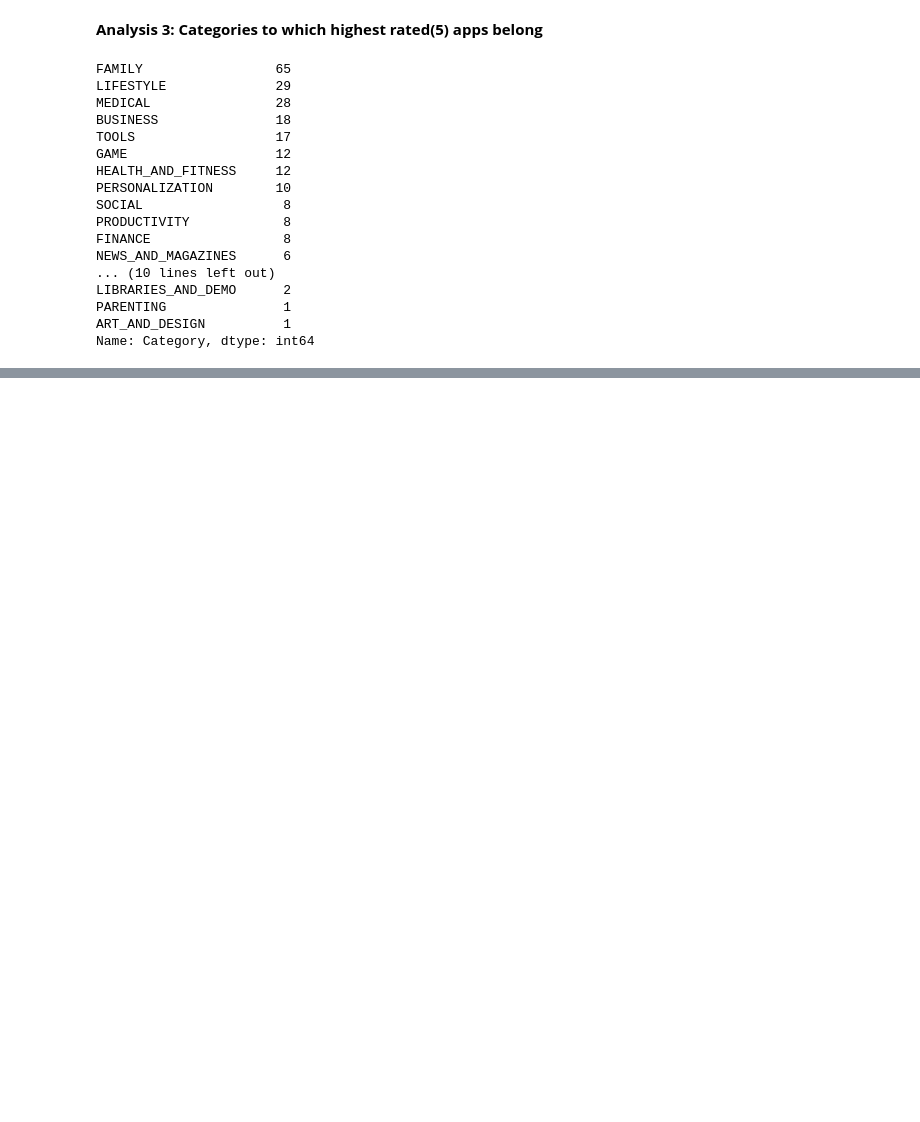
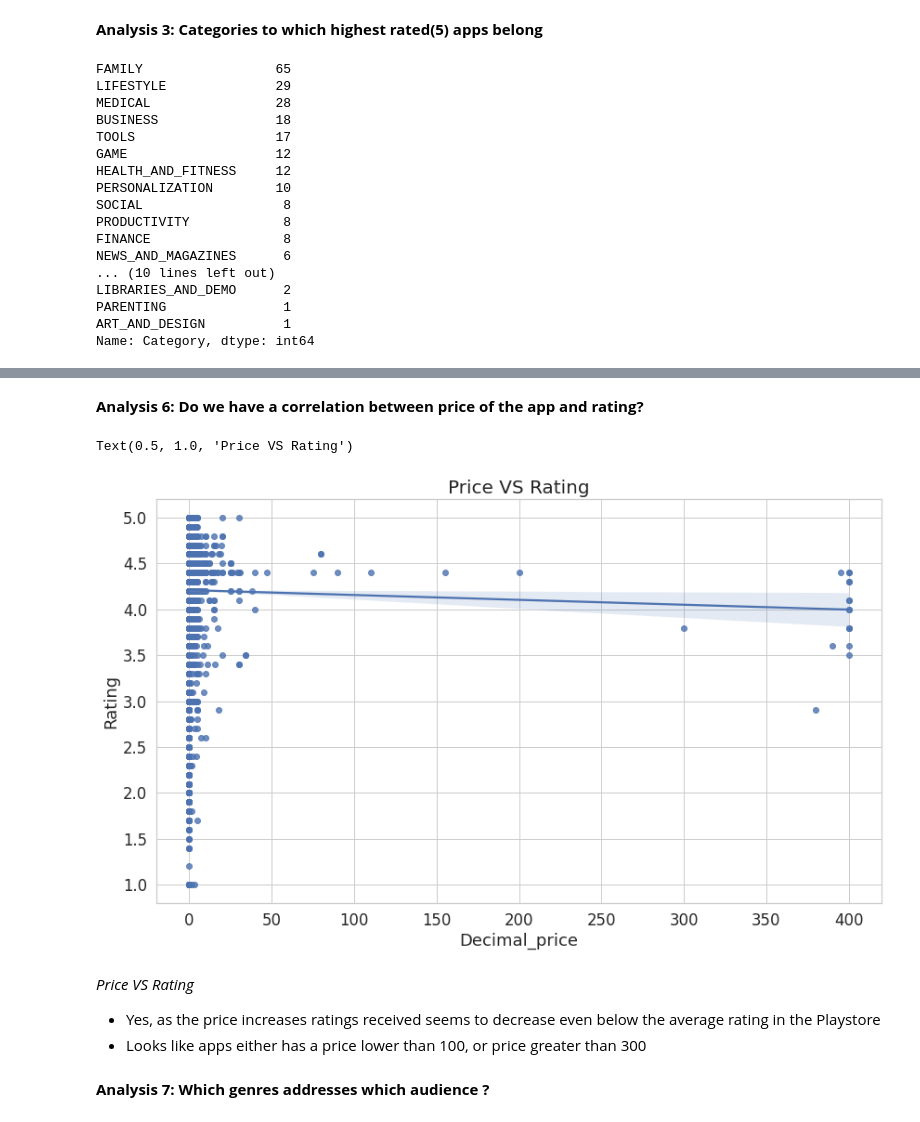
Before and after one commit to ankii7546/Play-Store-App-Review-Analysis, a Jupyter notebook: Capstone_Project_Play_Store_App_Review_Analysis_Individual.ipynb, the cells around one changed output, grey strips where cells are left out. Drawn from its saved outputs; the diff is of its cells as text; code cells hidden in the pictures; blank space fills up the shorter version.

```diff
--- a/Capstone_Project_Play_Store_App_Review_Analysis_Individual.ipynb
+++ b/Capstone_Project_Play_Store_App_Review_Analysis_Individual.ipynb
@@ -345,0 +387,27 @@ TypeError: ignored
+# %% [markdown]
+<b> Analysis 6: Do we have a correlation between price of the app and rating?
+# %%
+#we are going to plot multiple linear regressions to answer this question
+#linear regression looks for the correlation between continuous variables
+#price was string so change it to integer
+
+store_df['Decimal_price'] = store_df.Price.replace(to_replace = '\$', value='', regex=True)
+#add new column and remove special characters
+
+store_df.Decimal_price = store_df.Decimal_price.astype('float')
+#change to float
+
+fig, ax = plt.subplots(figsize=(14,8))
+sns.regplot(x="Decimal_price", y="Rating", data=store_df)
+plt.title("Price VS Rating", size=20)
+# %% [output]
+Text(0.5, 1.0, 'Price VS Rating')
+[figure, added]
+# %% [markdown]
+<i> Price VS Rating
+
+
+*   Yes, as the price increases ratings received seems to decrease even below the average rating in the Playstore
+*   Looks like apps either has a price lower than 100, or price greater than 300
+# %% [markdown]
+<b> Analysis 7: Which genres addresses which audience ?
```
Also changed, not shown: parts of 17 cells of this notebook.
